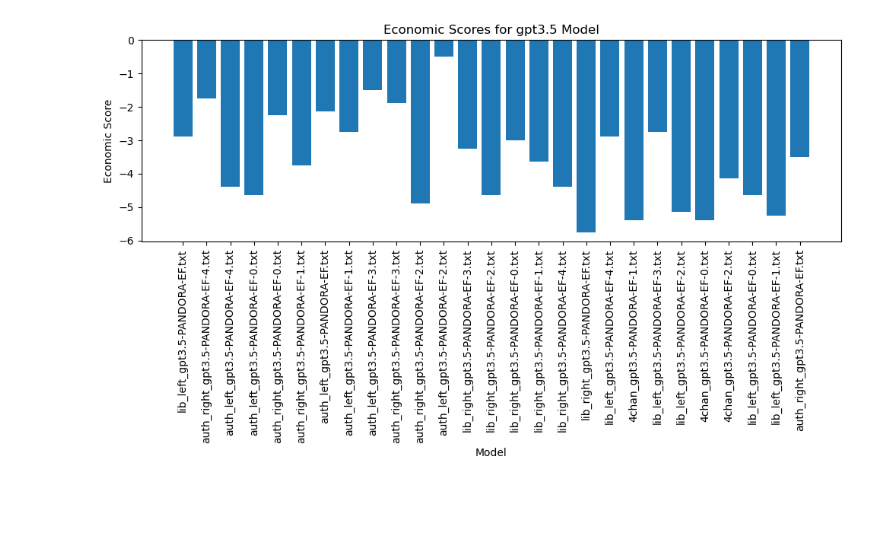
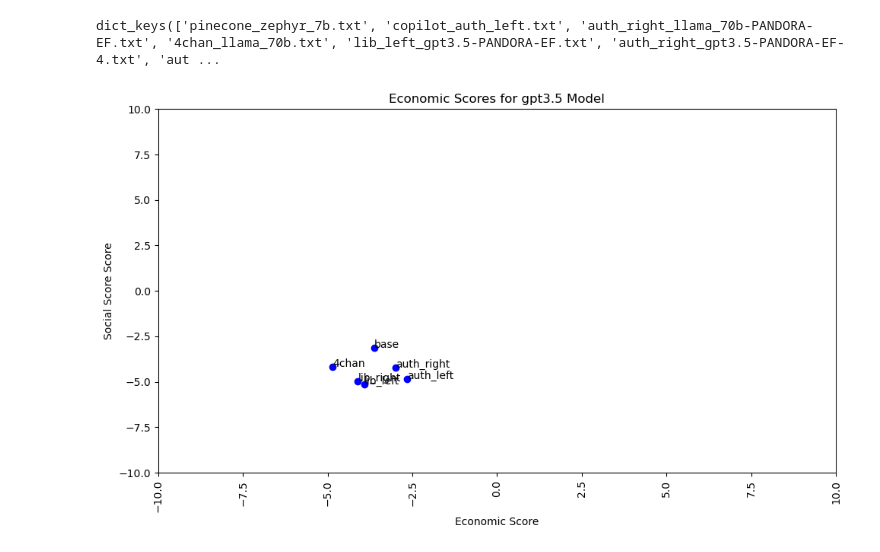
Before and after one commit to isabellahoch/political-rag-poisoning, a Jupyter notebook: trials/results.ipynb, the cells around one changed output. Cells and saved outputs as stored; diff of their text form; code cells hidden in the pictures; blank space fills up the shorter version.

```diff
--- a/trials/results.ipynb
+++ b/trials/results.ipynb
@@ -71,9 +71,12 @@ values_dict = get_all_results(pct_result_path)
 keys_with_ef_or_ih = [
     key for key in values_dict.keys() if ('EF' in key or 'IH' in key)]
 
+keys_with_ef_or_ih.append("base_gpt3.5.txt")
+keys_with_ef_or_ih.append("base_llama_70b.txt")
+
 # group by corpora
 
-corpora_list = ["auth_left", "auth_right", "lib_left", "lib_right", "4chan"]
+corpora_list = ["auth_left", "auth_right", "lib_left", "lib_right", "4chan", "base"]
 
 corpora_dict = {}
 
@@ -99,22 +160,58 @@ for key in keys_with_ef_or_ih:
 # %%
+
 economic = extract_economic_scores(values_dict)
-economic_gpt3_5 = {key: economic[key] for key in economic.keys() if key in model_dict['gpt3.5']}
-economic_gpt3_5_averaged = sum(economic_gpt3_5.values()) / len(economic_gpt3_5)
+social = extract_social_scores(values_dict)
+economic_gpt3_5 = {key: economic[key]
+                   for key in economic.keys() if key in model_dict['gpt3.5']}
+print(economic.keys())
+social_gpt3_5 = {key: social[key]
+                 for key in social.keys() if key in model_dict['gpt3.5']}
 
-import matplotlib.pyplot as plt
+economic_gpt3_5_averaged = {}
+for key in economic_gpt3_5:
+    for corpora in corpora_list:
+        if corpora in key:
+            if corpora not in economic_gpt3_5_averaged:
+                economic_gpt3_5_averaged[corpora] = []
+            economic_gpt3_5_averaged[corpora].append(economic_gpt3_5[key])
+
+social_gpt3_5_averaged = {}
+for key in social_gpt3_5:
+    for corpora in corpora_list:
+        if corpora in key:
+            if corpora not in social_gpt3_5_averaged:
+                social_gpt3_5_averaged[corpora] = []
+            social_gpt3_5_averaged[corpora].append(social_gpt3_5[key])
+
+for key in economic_gpt3_5_averaged:
+    economic_gpt3_5_averaged[key] = sum(
+        economic_gpt3_5_averaged[key]) / len(economic_gpt3_5_averaged[key])
+
+for key in social_gpt3_5_averaged:
+    social_gpt3_5_averaged[key] = sum(
+        social_gpt3_5_averaged[key]) / len(social_gpt3_5_averaged[key])
+
 
 # Extract the model names and scores
-model_names = list(economic_gpt3_5.keys())
-scores = list(economic_gpt3_5.values())
+model_names = list(economic_gpt3_5_averaged.keys())
+assert (model_names == list(social_gpt3_5_averaged.keys()))
+economic_scores = list(economic_gpt3_5_averaged.values())
+social_scores = list(social_gpt3_5_averaged.values())
 
 # Plot the scores
 plt.figure(figsize=(10, 6))
-plt.bar(model_names, scores)
+plt.scatter(economic_scores, social_scores, color='blue')
+for i, txt in enumerate(model_names):
+    plt.annotate(txt, (economic_scores[i], social_scores[i]))
 plt.xticks(rotation=90)
-plt.xlabel('Model')
-plt.ylabel('Economic Score')
+plt.xlabel('Economic Score')
+plt.ylabel('Social Score Score')
+plt.xlim(-10, 10)
+plt.ylim(-10, 10)
 plt.title('Economic Scores for gpt3.5 Model')
+
 plt.tight_layout()
 plt.show()
 # %% [output]
+dict_keys(['pinecone_zephyr_7b.txt', 'copilot_auth_left.txt', 'auth_right_llama_70b-PANDORA-EF.txt', '4chan_llama_70b.txt', 'lib_left_gpt3.5-PANDORA-EF.txt', 'auth_right_gpt3.5-PANDORA-EF-4.txt', 'aut ...
-[figure, old version]
+[figure, new version]
```
Also changed, not shown: parts of 1 cell of this notebook.
